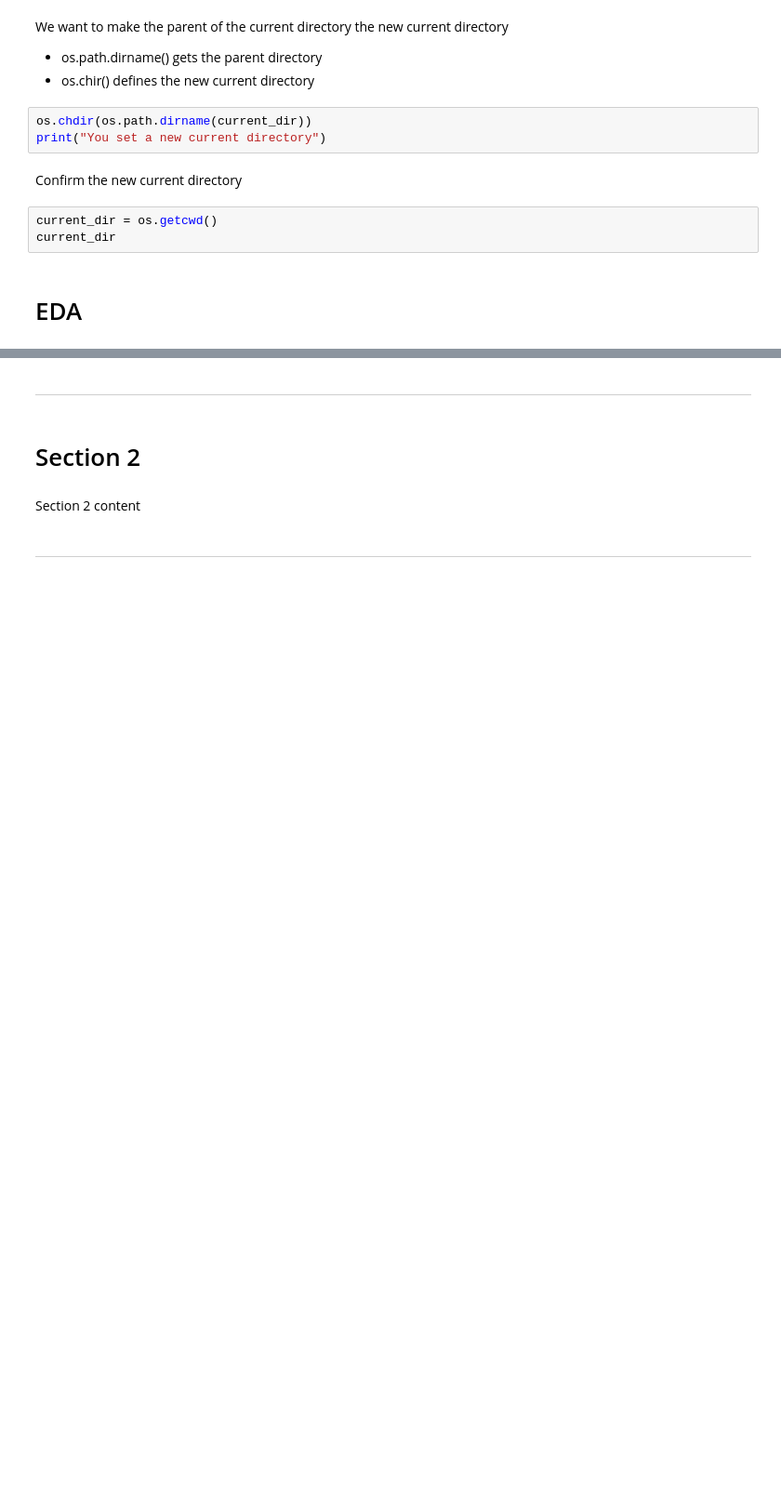
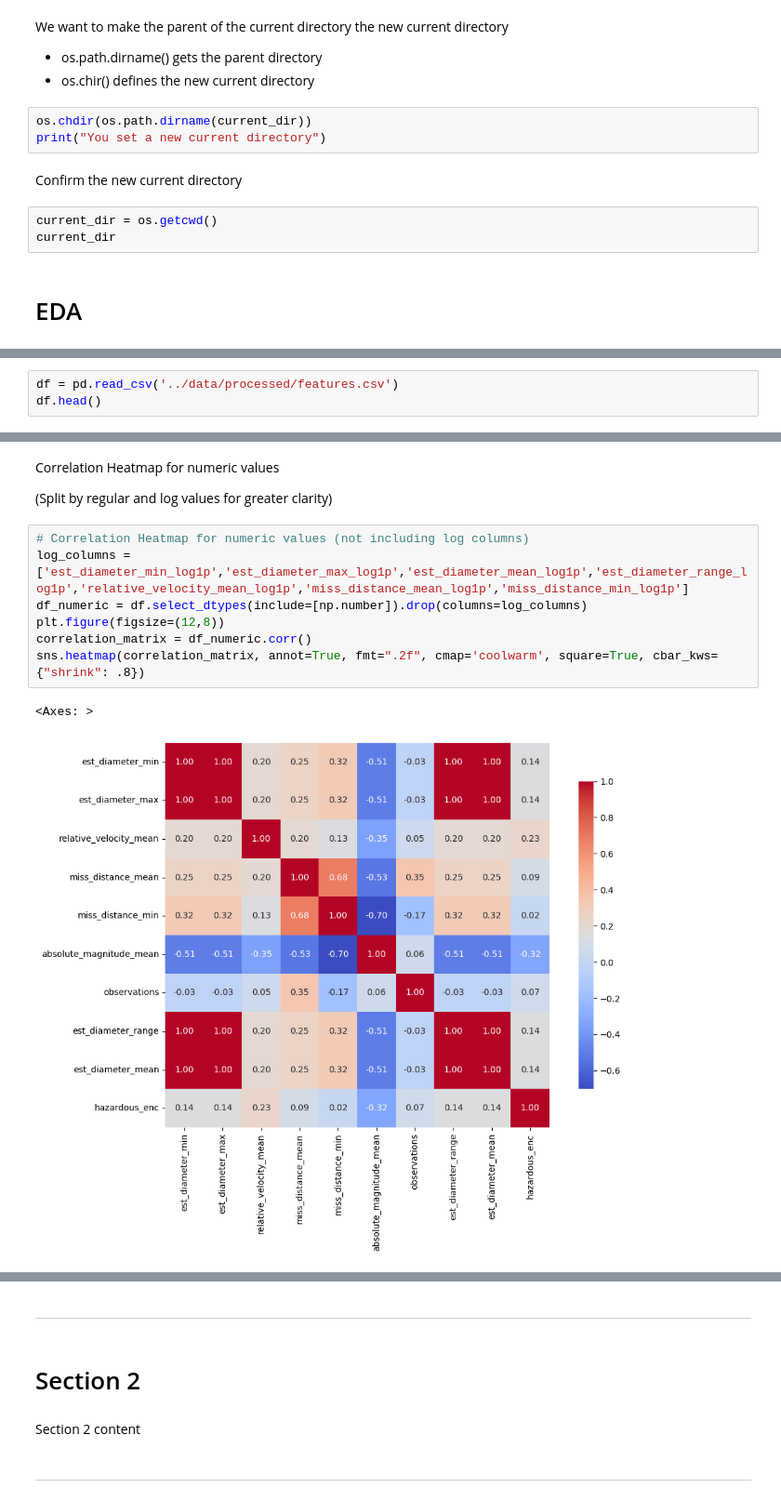
Before and after one commit to Mikeecee1/Near-Earth-Asteroid-Analysis, a Jupyter notebook: jupyter_notebooks/Visualisation.ipynb, the cells around one changed output, grey strips where cells are left out. Shown at 93% size. Saved outputs shown, nothing was run; the diff lists cells and outputs as text; blank space fills up the shorter version.

Commit message:
loaded data in visualisation, created correlation heatmaps

```diff
--- a/jupyter_notebooks/Visualisation.ipynb
+++ b/jupyter_notebooks/Visualisation.ipynb
@@ -63,0 +85,3 @@ Section 1 content
+# %%
+df = pd.read_csv('../data/processed/features.csv')
+df.head()
@@ -63,0 +137,14 @@ Section 1 content
+# %% [markdown]
+Correlation Heatmap for numeric values
+
+(Split by regular and log values for greater clarity)
+# %%
+# Correlation Heatmap for numeric values (not including log columns)
+log_columns = ['est_diameter_min_log1p','est_diameter_max_log1p','est_diameter_mean_log1p','est_diameter_range_log1p','relative_velocity_mean_log1p','miss_distance_mean_log1p','miss_distance_min_log1p']
+df_numeric = df.select_dtypes(include=[np.number]).drop(columns=log_columns)
+plt.figure(figsize=(12,8))
+correlation_matrix = df_numeric.corr()
+sns.heatmap(correlation_matrix, annot=True, fmt=".2f", cmap='coolwarm', square=True, cbar_kws={"shrink": .8})
+# %% [output]
+<Axes: >
+[figure, added]
```
Also changed, not shown: parts of 10 cells of this notebook.
